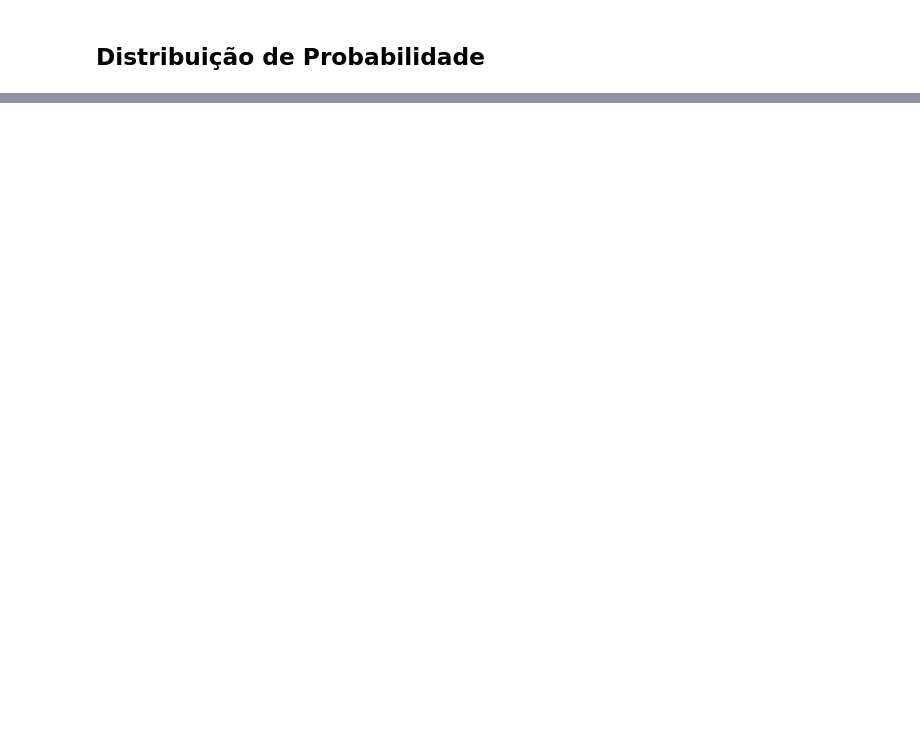
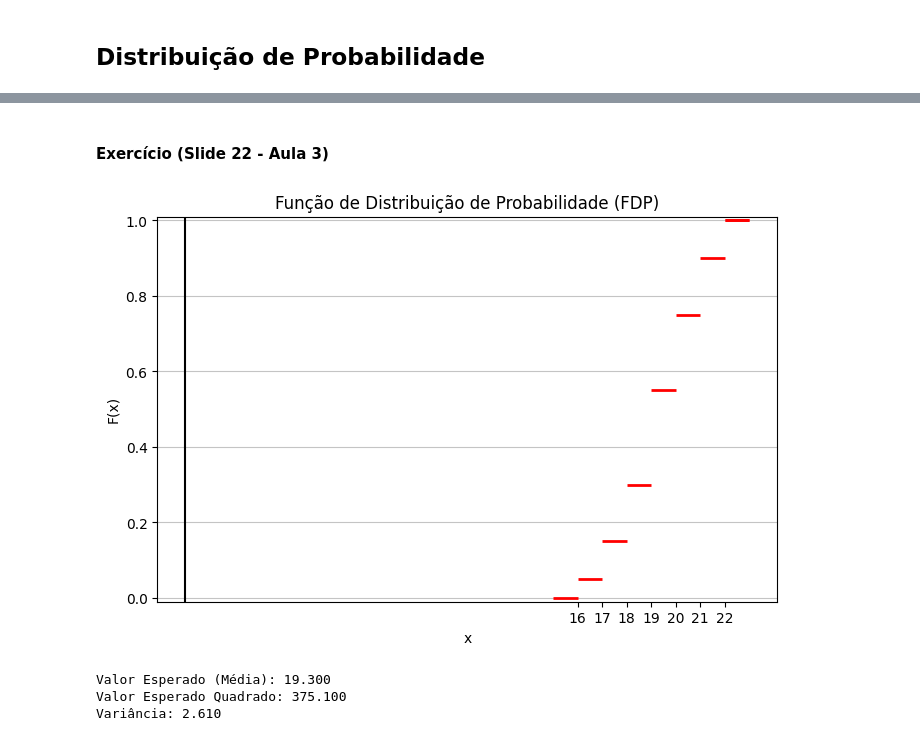
Before and after one commit to felipefraxe/ADBib, a Jupyter notebook: main.ipynb, the cells around one changed output, grey strips where cells are left out. Cells and saved outputs as stored; diff of their text form; code cells hidden in the pictures; blank space fills up the shorter version.

```diff
--- a/main.ipynb
+++ b/main.ipynb
@@ -1011,0 +975,17 @@ calcular_estatisticas_e_plotar_fdp(valores, probabilidades)
+# %% [markdown]
+#### Exercício (Slide 22 - Aula 3)
+# %%
+# Suponha que a V.A. X represente a idade de um calouro do IComp selecionado aleatoriamente. A tabela seguinte mostra a sua distribuição de probabilidade. Encontre a média e a variância de X
+
+# x 16 17 18 19 20 21 22
+# p(x) 0,05 0,10 0,15 0,25 0,20 0,15 0,10
+
+valores = [16, 17, 18, 19, 20, 21, 22]
+probabilidades = [0.05, 0.10, 0.15, 0.25, 0.20, 0.15, 0.10]
+
+calcular_estatisticas_e_plotar_fdp(valores, probabilidades)
+# %% [output]
+[figure, added]
+Valor Esperado (Média): 19.300
+Valor Esperado Quadrado: 375.100
+Variância: 2.610
```
Also changed, not shown: parts of 32 cells of this notebook, 1 other file.
